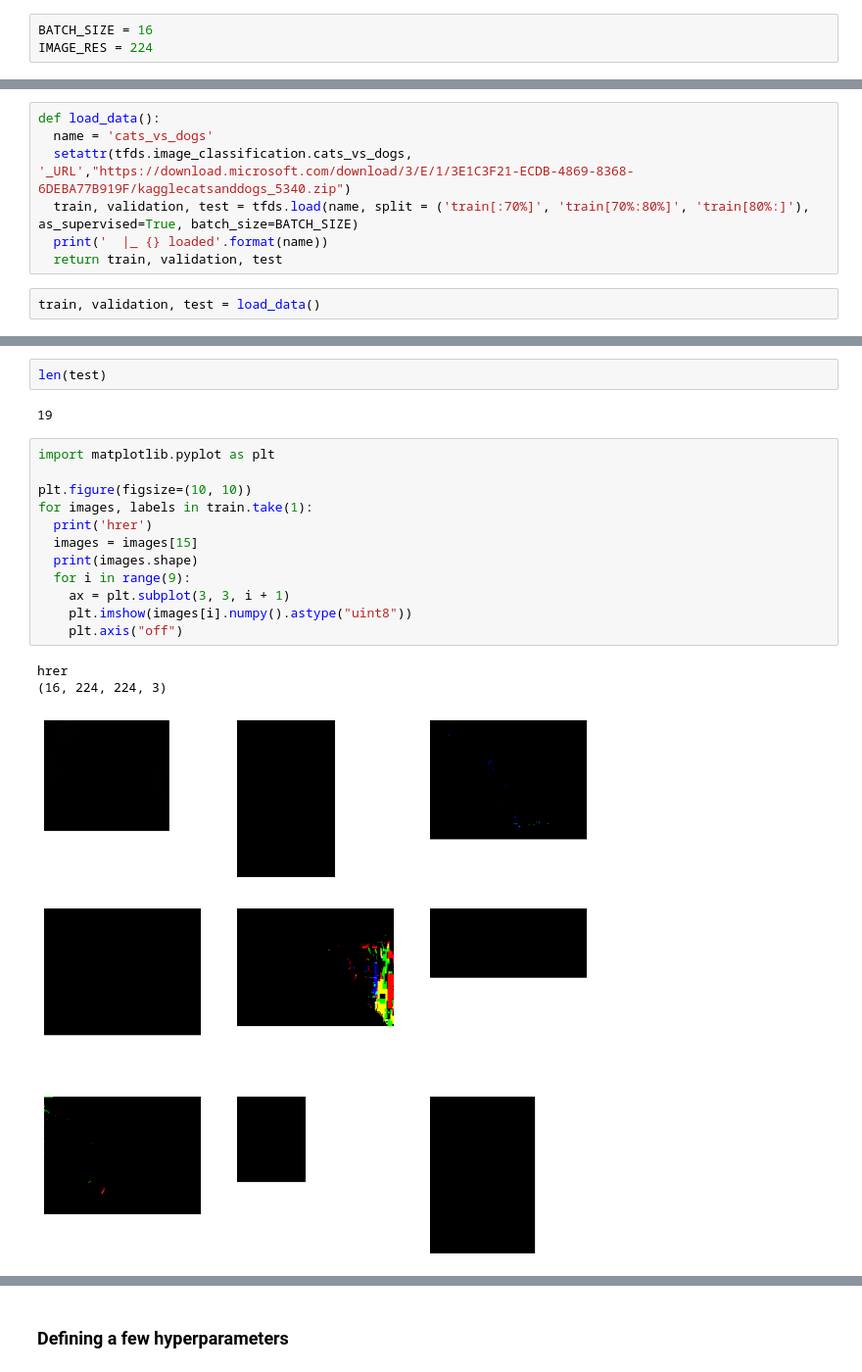
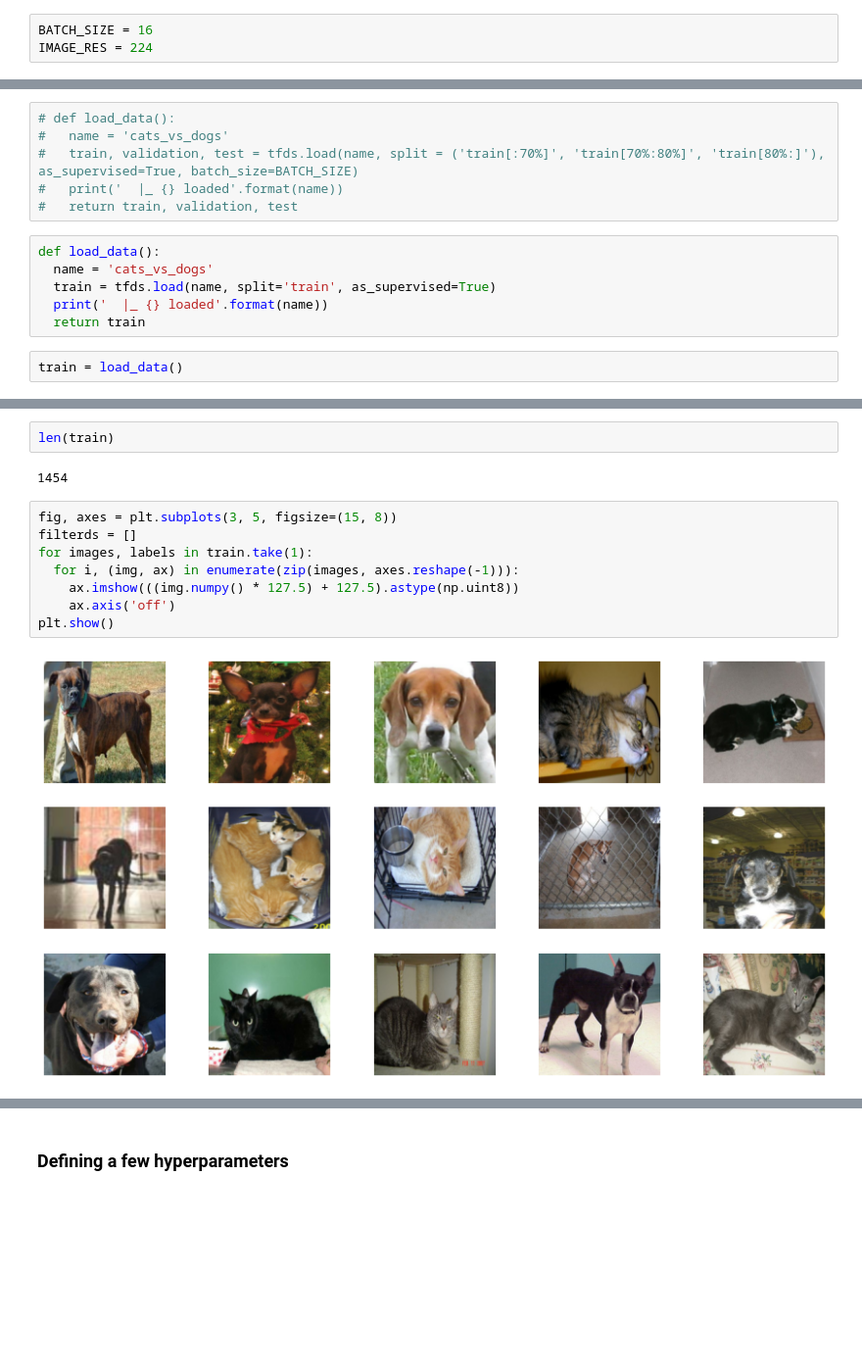
Before and after one commit to nahbos/AUT-Neural-Networks, a Jupyter notebook: HW07/HW07.ipynb, the cells around one changed output, grey strips where cells are left out. Shown: that part at 98% size. Drawn from its saved outputs; the diff is of its cells as text; blank space fills up the shorter version.

```diff
--- a/HW07/HW07.ipynb
+++ b/HW07/HW07.ipynb
@@ -74,10 +47,15 @@ def data_preprocess(dataset):
 # %%
-def load_data():
-  name = 'cats_vs_dogs'
-  setattr(tfds.image_classification.cats_vs_dogs, '_URL',"https://download.microsoft.com/download/3/E/1/3E1C3F21-ECDB-4869-8368-6DEBA77B919F/kagglecatsanddogs_5340.zip")
-  train, validation, test = tfds.load(name, split = ('train[:70%]', 'train[70%:80%]', 'train[80%:]'), as_supervised=True, batch_size=BATCH_SIZE)
-  print('  |_ {} loaded'.format(name))
-  return train, validation, test
+# def load_data():
+#   name = 'cats_vs_dogs'
+#   train, validation, test = tfds.load(name, split = ('train[:70%]', 'train[70%:80%]', 'train[80%:]'), as_supervised=True, batch_size=BATCH_SIZE)
+#   print('  |_ {} loaded'.format(name))
+#   return train, validation, test
+# %%
+def load_data():
+  name = 'cats_vs_dogs'
+  train = tfds.load(name, split='train', as_supervised=True)
+  print('  |_ {} loaded'.format(name))
+  return train
 # %%
-train, validation, test = load_data()
+train = load_data()
 # %% [output]
@@ -94,23 +65,17 @@ test = data_preprocess(test)
 # %%
-len(test)
+len(train)
 # %% [output]
-19
+1454
-# %%
-import matplotlib.pyplot as plt
-
-plt.figure(figsize=(10, 10))
-for images, labels in train.take(1):
-  print('hrer')
-  images = images[15]
-  print(images.shape)
-  for i in range(9):
-    ax = plt.subplot(3, 3, i + 1)
-    plt.imshow(images[i].numpy().astype("uint8"))
-    plt.axis("off")
-# %% [output]
-hrer
-(16, 224, 224, 3)
-[figure, removed]
+# %%
+fig, axes = plt.subplots(3, 5, figsize=(15, 8))
+filterds = []
+for images, labels in train.take(1):
+  for i, (img, ax) in enumerate(zip(images, axes.reshape(-1))):
+    ax.imshow(((img.numpy() * 127.5) + 127.5).astype(np.uint8))
+    ax.axis('off')
+plt.show()
+# %% [output]
+[figure, added]
 # %%
 print("Num GPUs Available: ", len(tf.config.experimental.list_physical_devices('GPU')))
 # %% [output]
```
Also changed, not shown: parts of 18 cells of this notebook.
